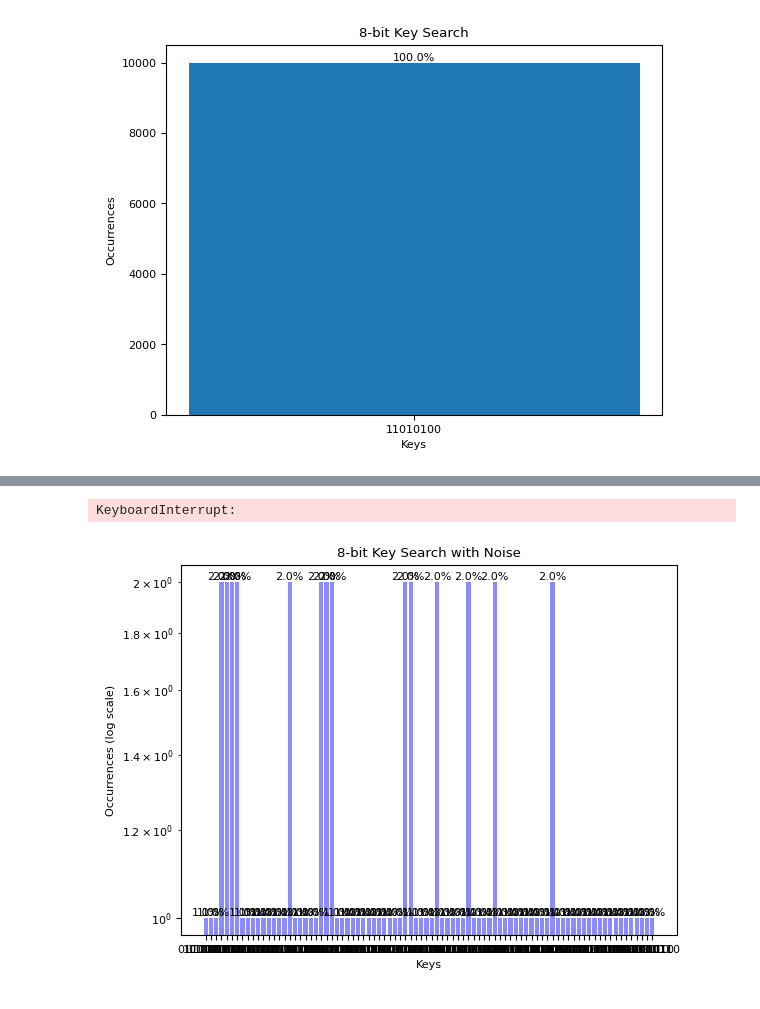
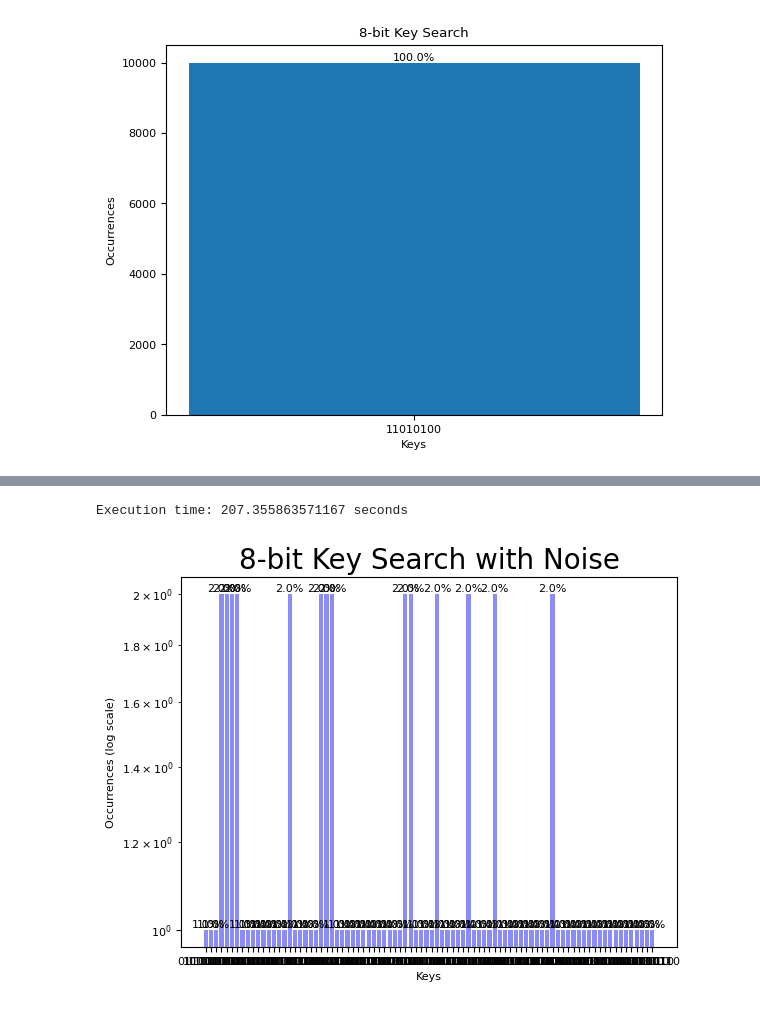
Before and after one commit to rushanh1/Quantum-Networks-Quantum-Circuits, a Jupyter notebook: quantum_brute_force_key_search.ipynb, the cells around one changed output, grey strips where cells are left out. Cells and saved outputs as stored; diff of their text form; code cells hidden in the pictures.

```diff
--- a/quantum_brute_force_key_search.ipynb
+++ b/quantum_brute_force_key_search.ipynb
@@ -158,56 +194,34 @@ plt.show()
 # %%
+starting_time = time.time()
+
 #Applying the simulator with noise
 result = cirq.Simulator(noise=noise_model, seed=1).run(circuit, repetitions=100)
+end_time = time.time()
+execution_time = end_time - starting_time
+print(f"Execution time: {execution_time} seconds")
 
 counts = result.histogram(key ='result') #counts how many times each key was measured
 total = sum(counts.values()) #adds up the total num of counts
 
 keys = []
 values = []
 
 for o in counts:
-  if counts[o] > 0.01 * total:
+  if counts[o] > 0.001 * total:
     keys.append(format(o, f'0{n}b')) #Turns the key num into strings
     values.append(counts[o])
 
 plt.bar(keys, values, color='#8C8CF9')
 
 #runs through each bar
 for i in range(len(values)):
   plt.text(i, values[i], f'{100*values[i]/total:.1f}%', ha='center', va='bottom')
 
-plt.title('8-bit Key Search with Noise')
+plt.title('8-bit Key Search with Noise', fontsize=20)
 plt.xlabel('Keys')
 plt.ylabel('Occurrences (log scale)')
 plt.yscale("log")
 plt.show()
 # %% [output]
-KeyboardInterrupt:
+Execution time: 207.355863571167 seconds
+[figure, added]
-# %%
-#Applying the simulator with noise
-result = cirq.Simulator(noise=noise_model, seed=1).run(circuit, repetitions=100)
-
-counts = result.histogram(key ='result') #counts how many times each key was measured
-total = sum(counts.values()) #adds up the total num of counts
-
-keys = []
-values = []
-
-for o in counts:
-  if counts[o] > 0.001 * total:
-    keys.append(format(o, f'0{n}b')) #Turns the key num into strings
-    values.append(counts[o])
-
-plt.bar(keys, values, color='#8C8CF9')
-
-#runs through each bar
-for i in range(len(values)):
-  plt.text(i, values[i], f'{100*values[i]/total:.1f}%', ha='center', va='bottom')
-
-plt.title('8-bit Key Search with Noise')
-plt.xlabel('Keys')
-plt.ylabel('Occurrences (log scale)')
-plt.yscale("log")
-plt.show()
-# %% [output]
-[figure, removed]
```
Also changed, not shown: parts of 2 cells of this notebook.
